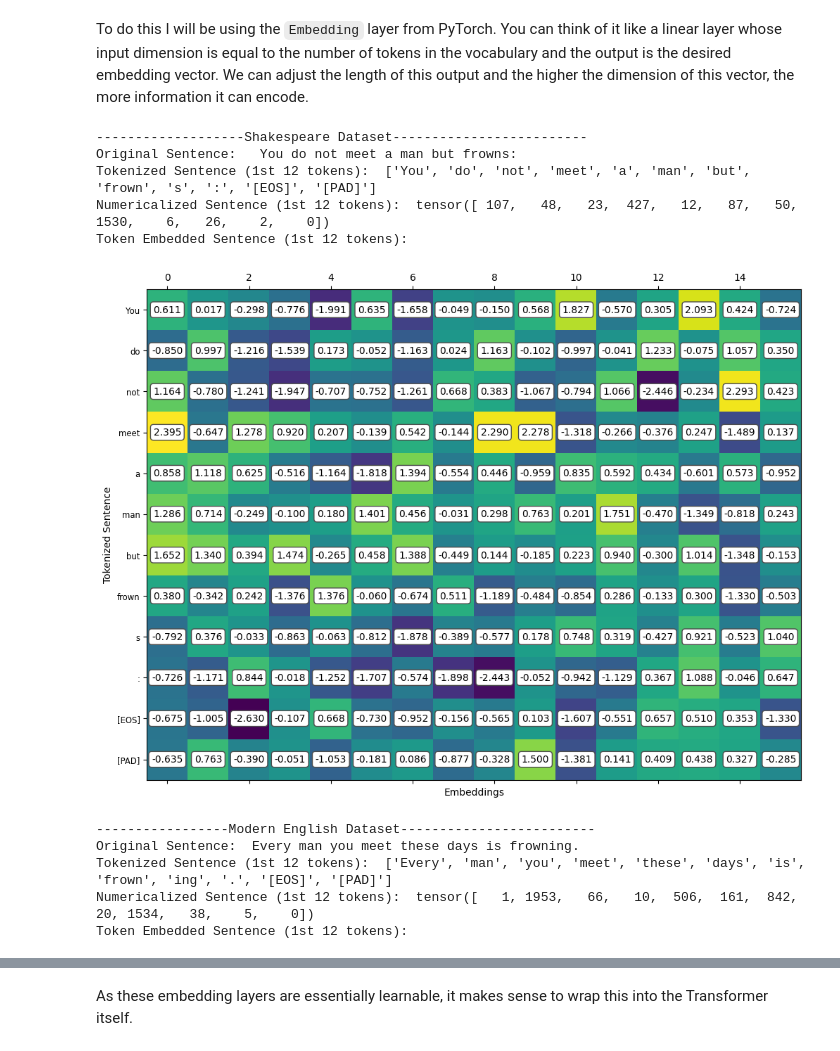
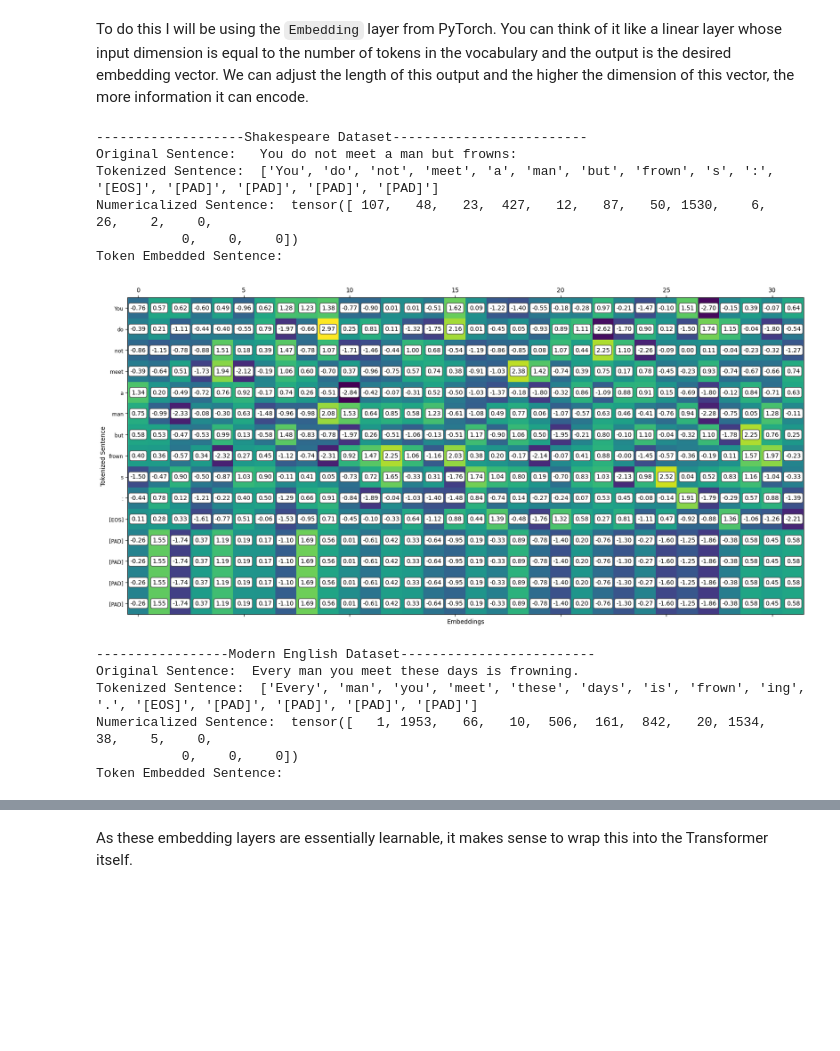
Before and after one commit to tgautam03/BardBungle, a Jupyter notebook: nb/Chapter1.ipynb, the cells around one changed output, grey strips where cells are left out. Cells and saved outputs as stored; diff of their text form; code cells hidden in the pictures; blank space fills up the shorter version.

```diff
--- a/nb/Chapter1.ipynb
+++ b/nb/Chapter1.ipynb
@@ -172,6 +172,18 @@ From the CDF we can see that most of the sentences are under 100 tokens long and
+# %%
+# Filter out small sequences
+src_id_small = []
+trg_id_small = []
+
+for (src_snt, trg_snt) in zip(src_id, trg_id):
+    if len(src_snt) <= 10 and len(trg_snt) <= 10:
+        src_id_small.append(src_snt)
+        trg_id_small.append(trg_snt)
+
+src_id = src_id_small
+trg_id = trg_id_small
 # %%
 # Max Sequence Length
-max_seq_len = 256
+max_seq_len = 15
 # %% [markdown]
 Next step is to add these padding tokens alongside the "Beginning of Sentence [BOS]" and "End of Sentence [EOS]" tokens. Here are the relevant details:
 - [EOS] token for the input to the encoder (just before the padding starts).
@@ -254,10 +266,10 @@ Right now we are at a stage where the sentences are represented as a sequence of
 To do this I will be using the `Embedding` layer from PyTorch. You can think of it like a linear layer whose input dimension is equal to the number of tokens in the vocabulary and the output is the desired embedding vector. We can adjust the length of this output and the higher the dimension of this vector, the more information it can encode.
 # %%
 # Token Embeddings mapping each token in the src/trg vocab to a vector of length emb
-src_token_emb = torch.nn.Embedding(num_embeddings=shakespeare.vocab_size(), embedding_dim=16)
-trg_token_emb = torch.nn.Embedding(num_embeddings=modern.vocab_size(), embedding_dim=16)
+src_token_emb = torch.nn.Embedding(num_embeddings=shakespeare.vocab_size(), embedding_dim=32)
+trg_token_emb = torch.nn.Embedding(num_embeddings=modern.vocab_size(), embedding_dim=32)
 # %%
-plt.rcParams["figure.figsize"] = (12,10)
+plt.rcParams["figure.figsize"] = (20,10)
 
 # Example Sentence
 print("-------------------Shakespeare Dataset-------------------------")
@@ -266,59 +278,61 @@ tokens = shakespeare.EncodeAsPieces(src[0])
 tokens += ["[EOS]"] # EOS Token string
 tokens = (tokens + max_seq_len * ['[PAD]'])[:max_seq_len] # Padding Tokens string
 tokens = [piece.lstrip('▁') for piece in tokens]
-print("Tokenized Sentence (1st 12 tokens): ", tokens[:12])
+print("Tokenized Sentence: ", tokens)
 
-print("Numericalized Sentence (1st 12 tokens): ", src_id[0][:12])
+print("Numericalized Sentence: ", src_id[0])
 
-print("Token Embedded Sentence (1st 12 tokens): ")
+print("Token Embedded Sentence: ")
 fig, ax = plt.subplots()
-data = src_token_emb(src_id)[0].detach().numpy()[:12]
+data = src_token_emb(src_id)[0].detach().numpy()
 im = ax.matshow(data)
 # Create text objects to display the values
 text_objects = []
 for (i, j), z in np.ndenumerate(data):
-    text = ax.text(j, i, '{:0.3f}'.format(z), ha='center', va='center',
+    text = ax.text(j, i, '{:0.2f}'.format(z), ha='center', va='center',
             bbox=dict(boxstyle='round', facecolor='white', edgecolor='0.3'), color="black")
     text_objects.append(text)
-ax.set_yticks(range(len(tokens[:12])), tokens[:12], size='small')
+ax.set_yticks(range(len(tokens)), tokens, size='small')
 ax.set_ylabel("Tokenized Sentence")
 ax.set_xlabel("Embeddings")
 plt.show()
 
 print("-----------------Modern English Dataset-------------------------")
 print("Original Sentence: ", trg[0])
 tokens = modern.EncodeAsPieces(trg[0])
 tokens += ["[EOS]"] # EOS Token string
 tokens = (tokens + max_seq_len * ['[PAD]'])[:max_seq_len] # Padding Tokens string
 tokens = [piece.lstrip('▁') for piece in tokens]
 
-print("Tokenized Sentence (1st 12 tokens): ", tokens[:12])
+print("Tokenized Sentence: ", tokens)
 
-print("Numericalized Sentence (1st 12 tokens): ", input_trg_id[0][:12])
+print("Numericalized Sentence: ", input_trg_id[0])
 
-print("Token Embedded Sentence (1st 12 tokens): ")
+print("Token Embedded Sentence: ")
 fig, ax = plt.subplots()
-data = trg_token_emb(input_trg_id)[0].detach().numpy()[:12]
+data = trg_token_emb(input_trg_id)[0].detach().numpy()
 im = ax.matshow(data)
 # Create text objects to display the values
 text_objects = []
 for (i, j), z in np.ndenumerate(data):
-    text = ax.text(j, i, '{:0.3f}'.format(z), ha='center', va='center',
+    text = ax.text(j, i, '{:0.2f}'.format(z), ha='center', va='center',
             bbox=dict(boxstyle='round', facecolor='white', edgecolor='0.3'), color="black")
     text_objects.append(text)
-ax.set_yticks(range(len(tokens[:12])), tokens[:12], size='small')
+ax.set_yticks(range(len(tokens)), tokens, size='small')
 ax.set_ylabel("Tokenized Sentence")
 ax.set_xlabel("Embeddings")
 plt.show()
 # %% [output]
 -------------------Shakespeare Dataset-------------------------
 Original Sentence:   You do not meet a man but frowns:
-Tokenized Sentence (1st 12 tokens):  ['You', 'do', 'not', 'meet', 'a', 'man', 'but', 'frown', 's', ':', '[EOS]', '[PAD]']
-Numericalized Sentence (1st 12 tokens):  tensor([ 107,   48,   23,  427,   12,   87,   50, 1530,    6,   26,    2,    0])
-Token Embedded Sentence (1st 12 tokens):
+Tokenized Sentence:  ['You', 'do', 'not', 'meet', 'a', 'man', 'but', 'frown', 's', ':', '[EOS]', '[PAD]', '[PAD]', '[PAD]', '[PAD]']
+Numericalized Sentence:  tensor([ 107,   48,   23,  427,   12,   87,   50, 1530,    6,   26,    2,    0,
+           0,    0,    0])
+Token Embedded Sentence:
-[figure, old version]
+[figure, new version]
 -----------------Modern English Dataset-------------------------
 Original Sentence:  Every man you meet these days is frowning.
-Tokenized Sentence (1st 12 tokens):  ['Every', 'man', 'you', 'meet', 'these', 'days', 'is', 'frown', 'ing', '.', '[EOS]', '[PAD]']
-Numericalized Sentence (1st 12 tokens):  tensor([   1, 1953,   66,   10,  506,  161,  842,   20, 1534,   38,    5,    0])
-Token Embedded Sentence (1st 12 tokens):
+Tokenized Sentence:  ['Every', 'man', 'you', 'meet', 'these', 'days', 'is', 'frown', 'ing', '.', '[EOS]', '[PAD]', '[PAD]', '[PAD]', '[PAD]']
+Numericalized Sentence:  tensor([   1, 1953,   66,   10,  506,  161,  842,   20, 1534,   38,    5,    0,
+           0,    0,    0])
+Token Embedded Sentence:
```
Also changed, not shown: parts of 10 cells of this notebook, 1 other file.
